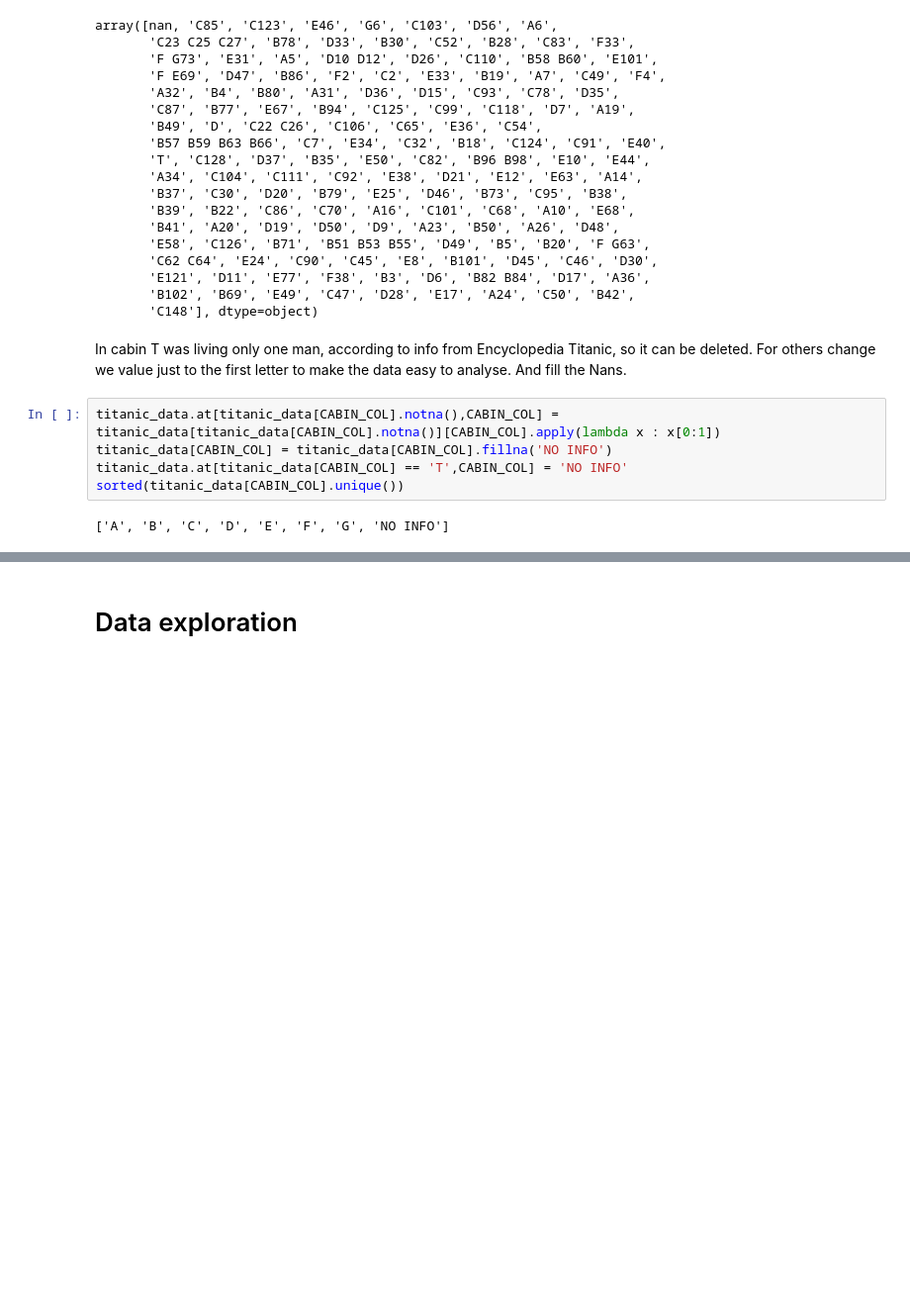
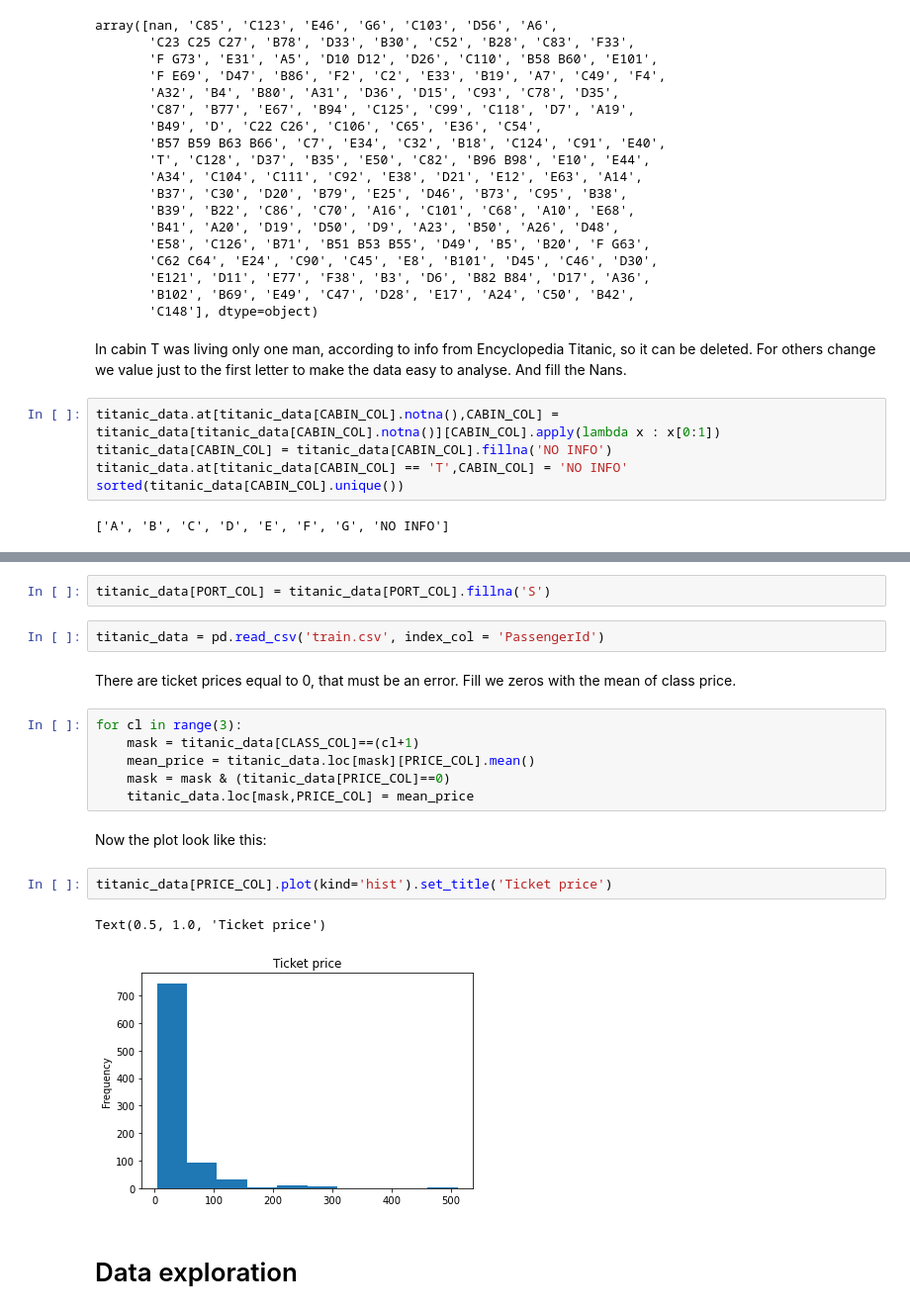
Before and after one commit to kasia-pankevich/ml-intro, a Jupyter notebook: 2_data_exploration/eda.ipynb, the cells around one changed output, grey strips where cells are left out. Shown at 99% size. Drawn from its saved outputs; the diff is of its cells as text; blank space fills up the shorter version.

Commit message:
data quality ended and data explore added

```diff
--- a/2_data_exploration/eda.ipynb
+++ b/2_data_exploration/eda.ipynb
@@ -199,2 +201,21 @@ sorted(titanic_data[CABIN_COL].unique())
+# %%
+titanic_data[PORT_COL] = titanic_data[PORT_COL].fillna('S')
+# %%
+titanic_data = pd.read_csv('train.csv', index_col = 'PassengerId')
+# %% [markdown]
+There are ticket prices equal to 0, that must be an error. Fill we zeros with the mean of class price.
+# %%
+for cl in range(3):
+    mask = titanic_data[CLASS_COL]==(cl+1)
+    mean_price = titanic_data.loc[mask][PRICE_COL].mean()
+    mask = mask & (titanic_data[PRICE_COL]==0)
+    titanic_data.loc[mask,PRICE_COL] = mean_price
+# %% [markdown]
+Now the plot look like this:
+# %%
+titanic_data[PRICE_COL].plot(kind='hist').set_title('Ticket price')
+# %% [output]
+Text(0.5, 1.0, 'Ticket price')
+[figure, added]
 # %% [markdown]
 # Data exploration
```
Also changed, not shown: parts of 12 cells of this notebook.
